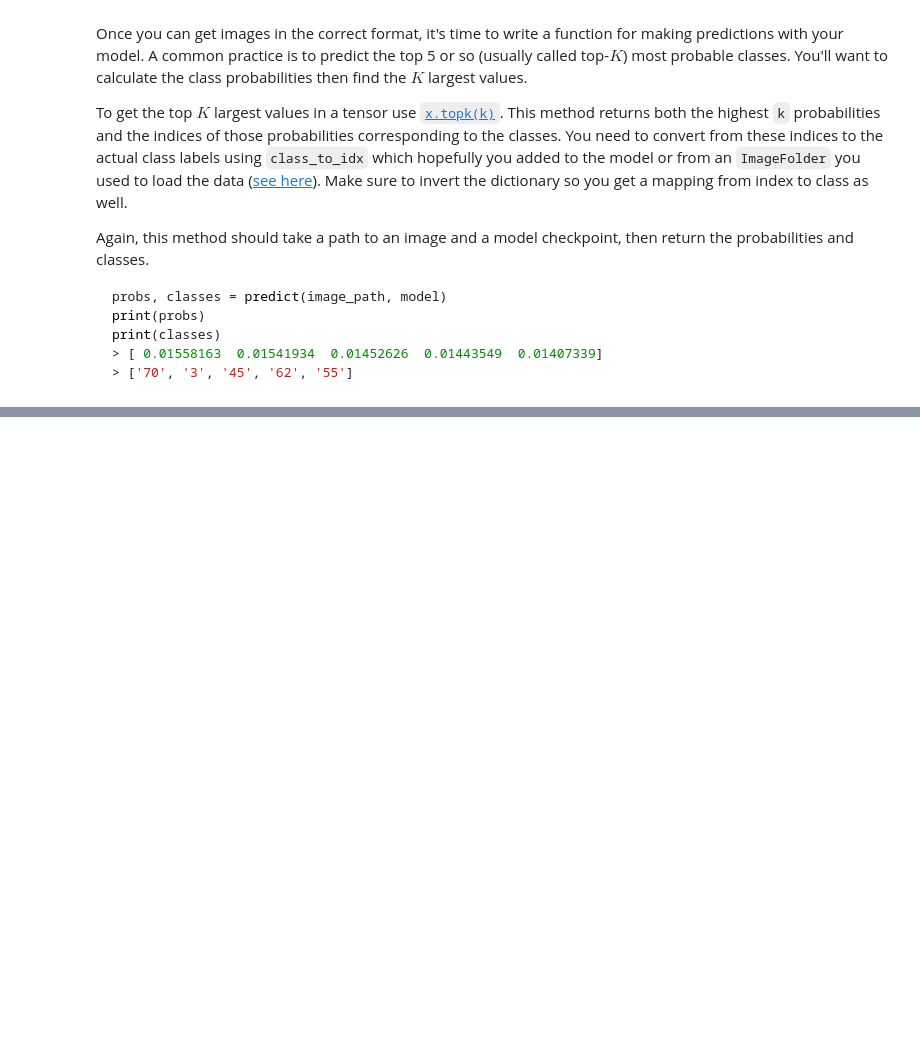
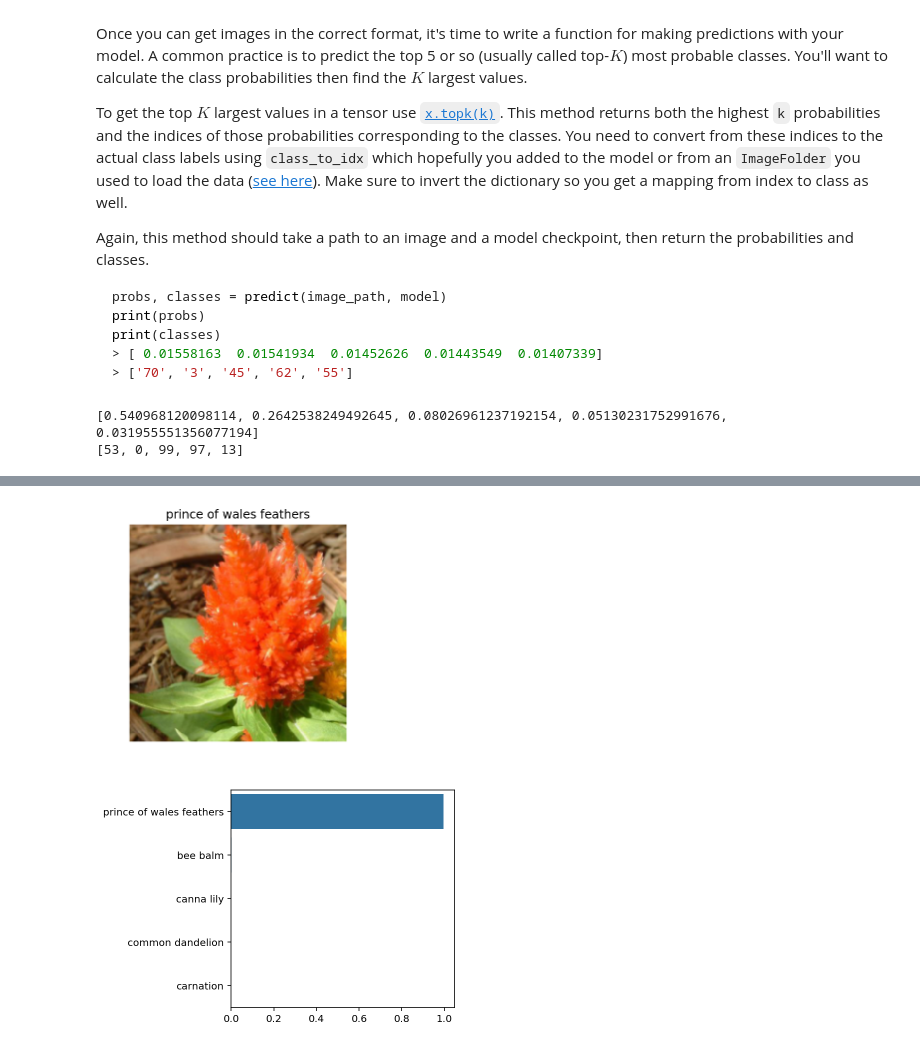
Before and after one commit to NalediMadlopha/image-classifier, a Jupyter notebook: Image Classifier Project.ipynb, the cells around one changed output, grey strips where cells are left out. Saved outputs shown, nothing was run; the diff lists cells and outputs as text; code cells hidden in the pictures; blank space fills up the shorter version.

```diff
--- a/Image Classifier Project.ipynb
+++ b/Image Classifier Project.ipynb
@@ -198,7 +363,25 @@ def predict(image_path, model, topk=5):
     ''' Predict the class (or classes) of an image using a trained deep learning model.
     '''
 
-    # TODO: Implement the code to predict the class from an image file
+    # DONE: Implement the code to predict the class from an image file
+    image = process_image(image_path)
+    image_unsqueeze = image.unsqueeze(0).to(device)
+
+    prob = torch.exp(model.forward(image_unsqueeze))
+    probs, classes = prob.topk(topk)
+
+    probs = probs.detach().cpu().numpy().tolist()[0]
+    classes = classes.detach().cpu().numpy().tolist()[0]
+
+    return probs, classes
+# %%
+probs, classes = predict(train_dir + '/1/image_06734.jpg', model)
+
+print(probs)
+print(classes)
+# %% [output]
+[0.540968120098114, 0.2642538249492645, 0.08026961237192154, 0.05130231752991676, 0.031955551356077194]
+[53, 0, 99, 97, 13]
 # %% [markdown]
 ## Sanity Checking
 
@@ -211,0 +393,29 @@ You can convert from the class integer encoding to actual flower names with the
+# %%
+# DONE: Display an image along with the top 5 classes
+def get_class_names(classes, class_to_idx):
+    names = {}
+    for class_key in class_to_idx:
+        names[class_to_idx[class_key]] = cat_to_name[class_key]
+
+    return [names[class_key] for class_key in classes]
+
+def sanity_check(image_path, model):
+    probs, classes = predict(image_path, model)
+    flower_names = get_class_names(classes, model.class_to_idx)
+
+    image = imshow(process_image(image_path))
+    image.axis('off')
+    image.set_title(flower_names[probs.index(max(probs))])
+
+    plt.figure(figsize = [4, 4])
+    df = pd.DataFrame({ 'Flower': flower_names, 'Probability': probs })
+    ax = sb.barplot(data = df, x = 'Probability', y = 'Flower', color = sb.color_palette()[0])
+    ax.set_ylabel('')
+    ax.set_xlabel('')
+
+    plt.show()
+# %%
+sanity_check(test_dir + '/27/image_06887.jpg', model)
+# %% [output]
+[figure, added]
+[figure, added]
```
Also changed, not shown: parts of 17 cells of this notebook.
